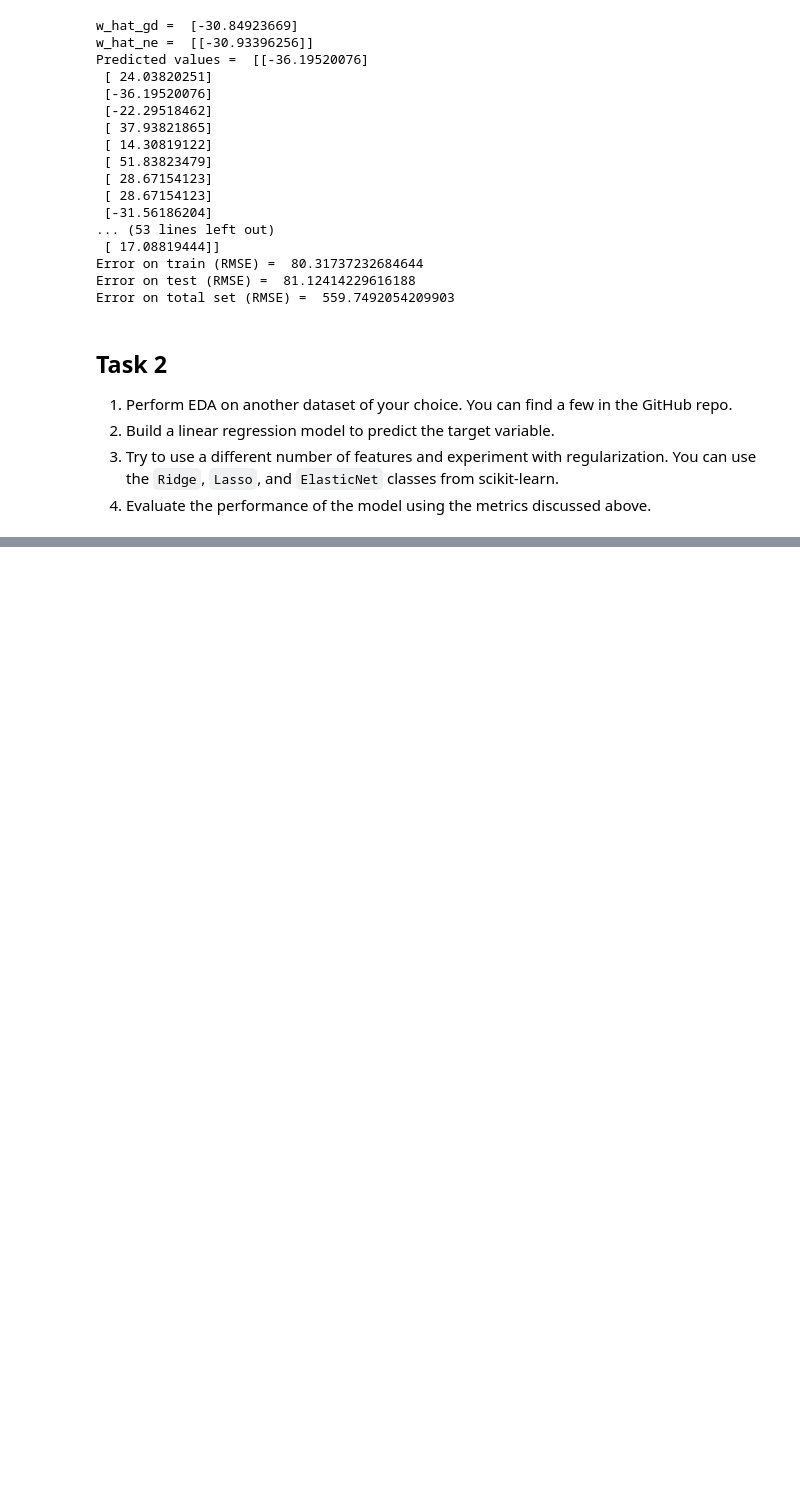
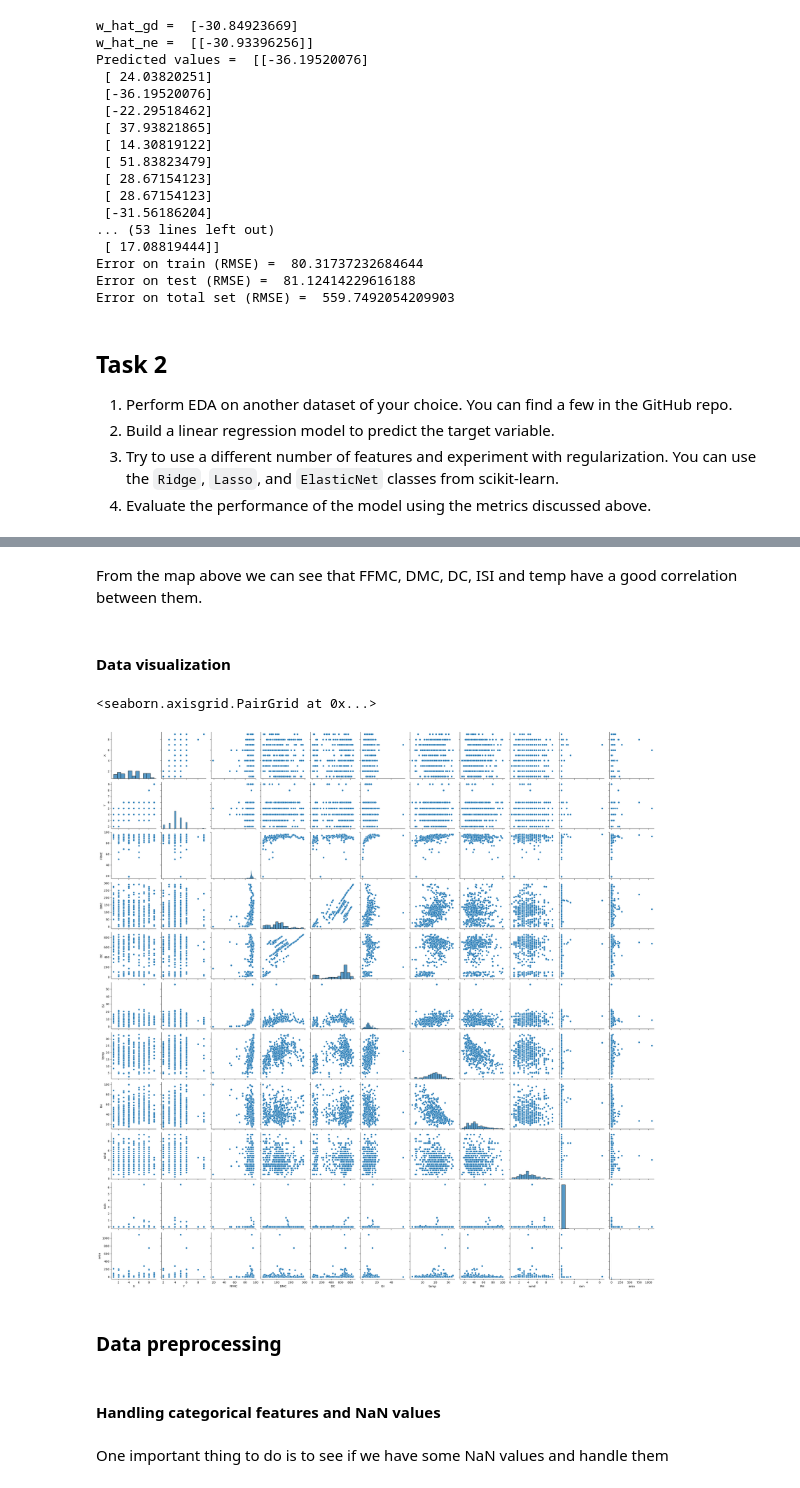
Before and after one commit to timpdotd/LabIAGI_1950722, a Jupyter notebook: Esercitazione_5/Linear_Regression_1950722.ipynb, the cells around one changed output, grey strips where cells are left out. Cells and saved outputs as stored; diff of their text form; code cells hidden in the pictures; blank space fills up the shorter version.

```diff
--- a/Esercitazione_5/Linear_Regression_1950722.ipynb
+++ b/Esercitazione_5/Linear_Regression_1950722.ipynb
@@ -537,0 +631,15 @@ Error on total set (RMSE) =  559.7492054209903
+# %% [markdown]
+From the map above we can see that FFMC, DMC, DC, ISI and temp have a good correlation between them.
+# %% [markdown]
+#### Data visualization
+# %%
+sns.pairplot(df)
+# %% [output]
+<seaborn.axisgrid.PairGrid at 0x...>
+[figure, added]
+# %% [markdown]
+### Data preprocessing
+# %% [markdown]
+#### Handling categorical features and NaN values
+# %% [markdown]
+One important thing to do is to see if we have some NaN values and handle them
```
Also changed, not shown: parts of 23 cells of this notebook.
